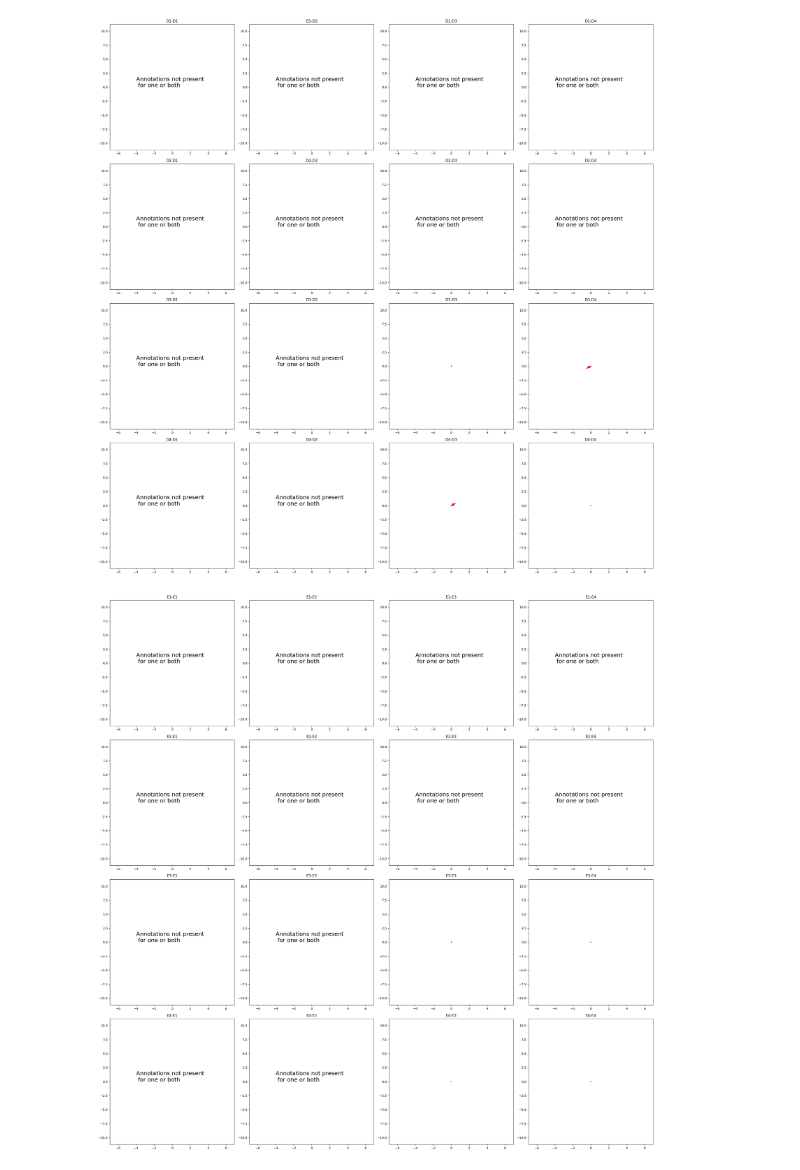
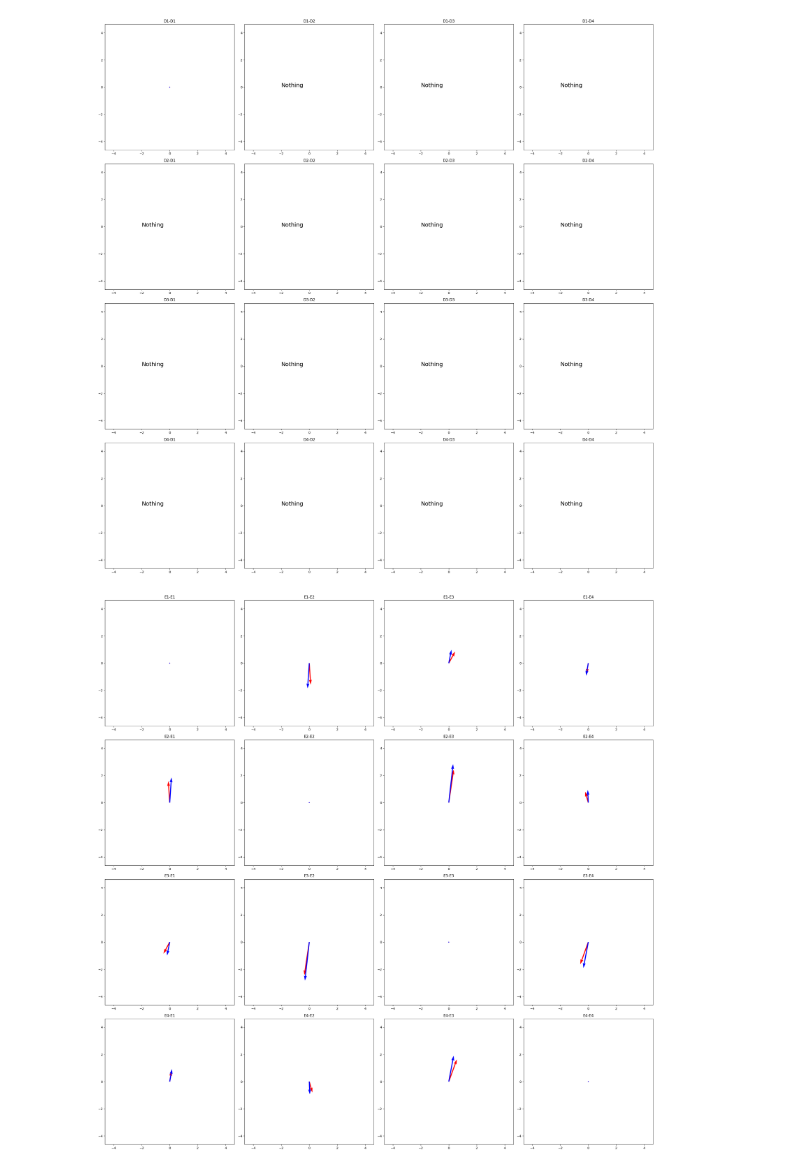
Before and after one commit to arjunsridhar12345/Tissuecyte_Annotation, a Jupyter notebook: Software/annotation_vectors.ipynb, the cells around one changed output. Drawn from its saved outputs; the diff is of its cells as text; code cells hidden in the pictures.

Commit message:
update to vector plot

```diff
--- a/Software/annotation_vectors.ipynb
+++ b/Software/annotation_vectors.ipynb
@@ -80,10 +100,16 @@ hole_coords_2002 = {
     'F2': [-1.74, 2.1],
     'F3': [-2.8, .9],
     None : [np.nan, np.nan],
+    'default': [0, 0]
 }
 # %%
 ##returns 'probeDay - probeDay' : [x, y] for each probe's implant hole across days
 def get_implant_vectors(insertions):
+    for probe in probes:
+        for i in range(4):
+            if probe+str(i+1) not in insertions:
+                insertions[probe+str(i)] = 'default'
+
     implant_coords = {}
     implant_vectors = {}
     for k, v in insertions.items():
@@ -122,8 +148,13 @@ def get_surface_ccf_coords(mouse):
             surface_channels[key] = ([-1, -1, -1], arr0[8])
 
     coords = {}
-    for k, v in surface_channels.items():
-        coords[k] = (np.array([(v[0][2]/40), -(v[0][0]/40)]), v[1])
+    for probe in probes:
+        for i in range(4):
+            if probe + str(i+1) in surface_channels:
+                v = surface_channels[probe + str(i+1)]
+                coords[probe + str(i+1)] = (np.array([(v[0][2]/40), -(v[0][0]/40)]), v[1])
+            else:
+                coords[probe + str(i+1)] = (np.array([-1, -1]), 'No annotation file')
 
     return coords
 # %%
@@ -242,12 +289,11 @@ def plot_vectors_scratch(ann_vectors, implant_vectors):
                             continue
 # %%
 def plot_vectors_arjun(annotation_vectors, implant_vectors, surface_coords):
-    values = list(annotation_vectors.values())
-    x_vectors = [value[0][0] for value in values]
-    y_vectors = [value[0][1] for value in values]
-
     for probe in probes:
         vector_probes = np.array([vector for vector in list(annotation_vectors.keys()) if probe in vector]).reshape((4, 4))
+
+        x_vectors = [annotation_vectors[vector][0][0] for vector in annotation_vectors.keys()]
+        y_vectors = [annotation_vectors[vector][0][1] for vector in annotation_vectors.keys()]
 
         fig = plt.figure(figsize=(25,25))
         gs = fig.add_gridspec(ncols = 4, nrows = 4)
@@ -263,23 +309,23 @@ def plot_vectors_arjun(annotation_vectors, implant_vectors, surface_coords):
                 annotation_file_second_probe = surface_coords[second_probe][1]
                 ax = fig.add_subplot(gs[row, column])
                 ax.set_title(vector_key)
-                ax.set_xlim(min(x_vectors) - 2, max(x_vectors) + 2)
-                ax.set_ylim(min(y_vectors) - 2, max(y_vectors) + 2)
+                ax.set_xlim(min(x_vectors)-0.5, max(x_vectors)+0.5)
+                ax.set_ylim(min(x_vectors)-0.5, max(x_vectors)+0.5)
                 if annotation_file_first_probe != 'No annotation file' and annotation_file_second_probe != 'No annotation file':
                      ax.quiver([0, 0], [0, 0], [annotation_vectors[vector_key][0][0], implant_vectors[vector_key][0]],
                                [annotation_vectors[vector_key][0][1], implant_vectors[vector_key][1]],
                                angles='xy', scale_units='xy', scale=1, color=['r', 'b'])
                 else:
-                    ax.text(-4, 0, 'Annotations not present \n for one or both', size=18)
+                    ax.text(-2, 0, 'Nothing', size=18)
 
         fig.tight_layout()
+        fig.savefig(f'C:/Users/arjun.sridhar/Downloads/fig_{probe}.png')
 # %%
-mid = 668755
+mid = 640887
 
 c = get_surface_ccf_coords(mid)
 cv = get_annotation_vectors(c)
 h = insertion_holes_from_db(mid)
 hv = get_implant_vectors(h)
-
 plot_vectors_arjun(cv, hv, c)
 # %% [output]
@@ -289,2 +335,2 @@ plot_vectors_arjun(cv, hv, c)
-[figure, old version]
+[figure, new version]
-[figure, old version]
+[figure, new version]
```
Also changed, not shown: parts of 3 cells of this notebook, 2 other files.
